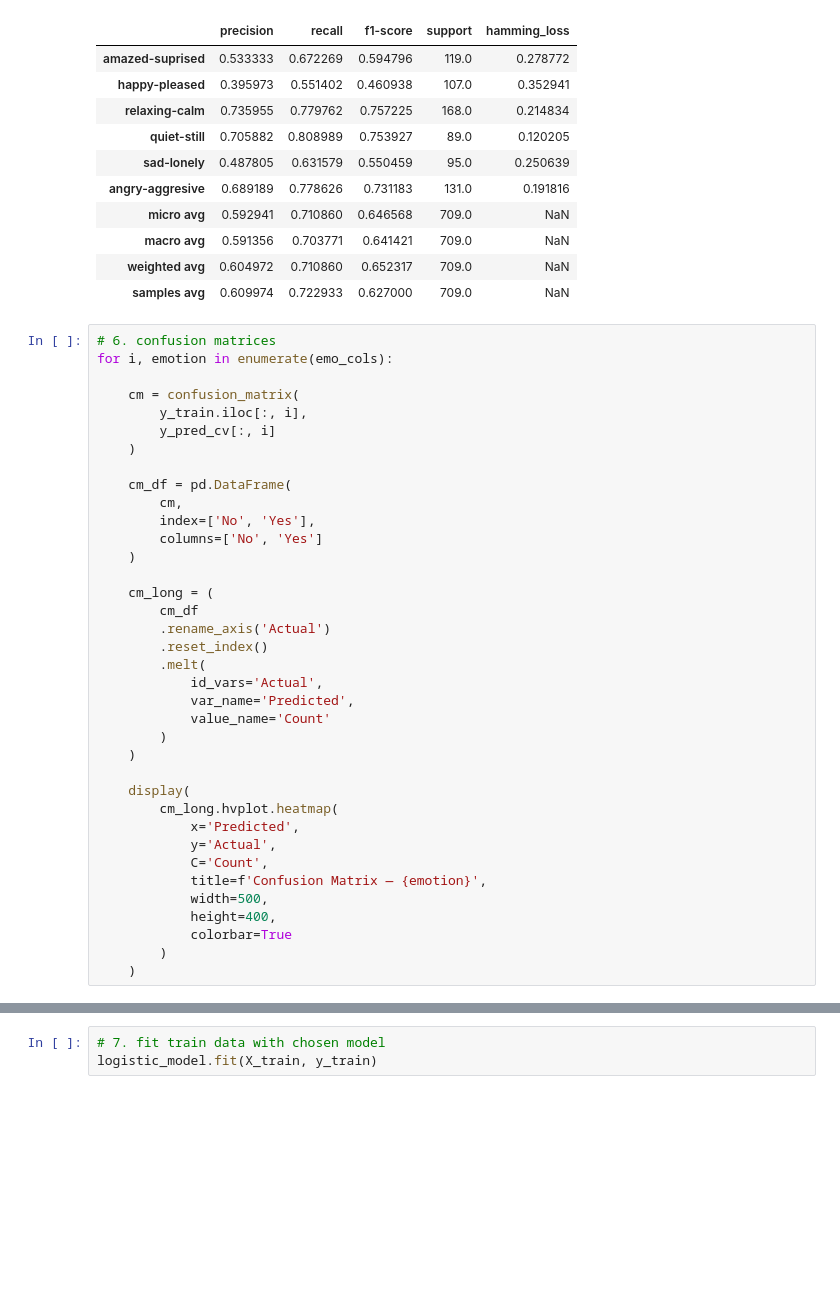
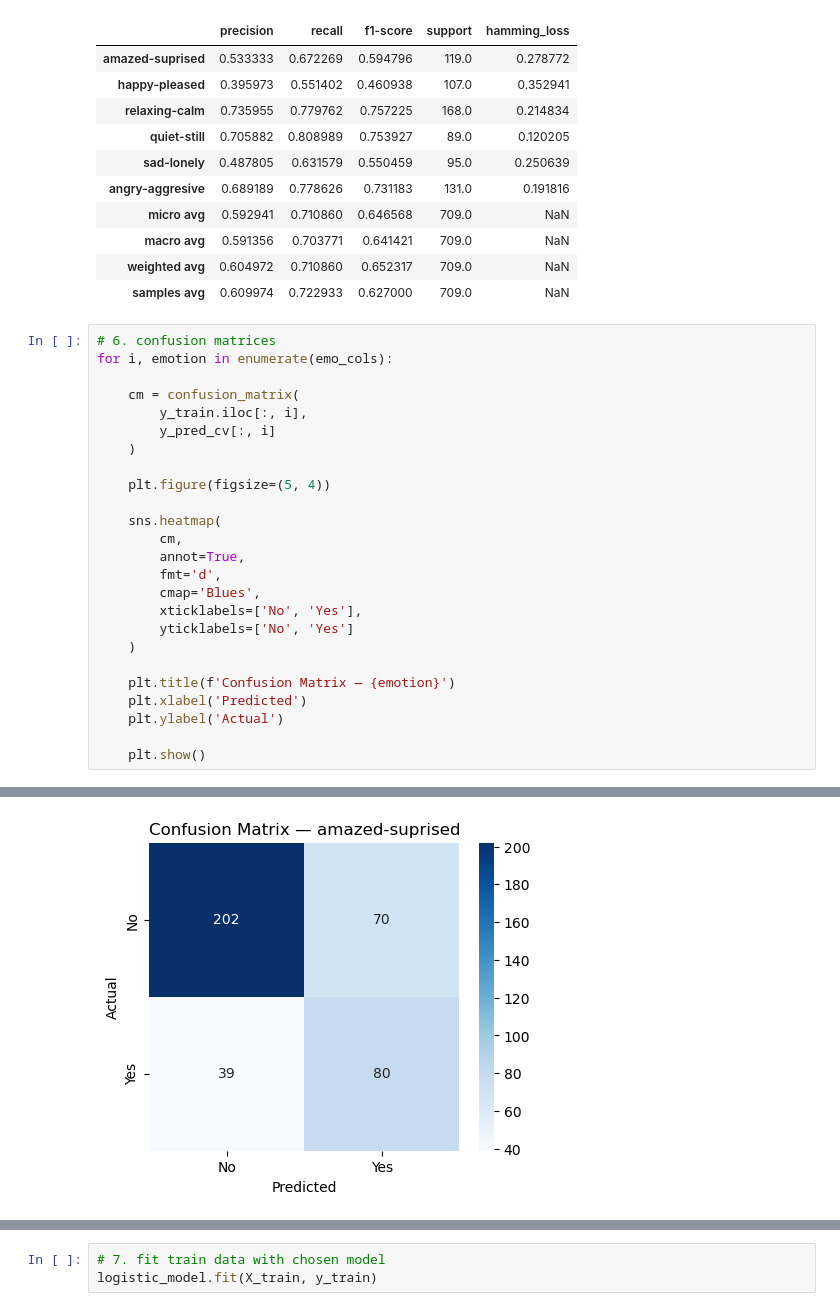
Before and after one commit to bayalams/multilabel-emotion-classification, a Jupyter notebook: 03-1_modeling_logistic-regression.ipynb, the cells around one changed output, grey strips where cells are left out. Saved outputs shown, nothing was run; the diff lists cells and outputs as text; blank space fills up the shorter version.

```diff
--- a/03-1_modeling_logistic-regression.ipynb
+++ b/03-1_modeling_logistic-regression.ipynb
@@ -228,32 +232,20 @@ for i, emotion in enumerate(emo_cols):
         y_pred_cv[:, i]
     )
 
-    cm_df = pd.DataFrame(
+    plt.figure(figsize=(5, 4))
+
+    sns.heatmap(
         cm,
-        index=['No', 'Yes'],
-        columns=['No', 'Yes']
+        annot=True,
+        fmt='d',
+        cmap='Blues',
+        xticklabels=['No', 'Yes'],
+        yticklabels=['No', 'Yes']
     )
 
-    cm_long = (
-        cm_df
-        .rename_axis('Actual')
-        .reset_index()
-        .melt(
-            id_vars='Actual',
-            var_name='Predicted',
-            value_name='Count'
-        )
-    )
+    plt.title(f'Confusion Matrix — {emotion}')
+    plt.xlabel('Predicted')
+    plt.ylabel('Actual')
 
-    display(
-        cm_long.hvplot.heatmap(
-            x='Predicted',
-            y='Actual',
-            C='Count',
-            title=f'Confusion Matrix — {emotion}',
-            width=500,
-            height=400,
-            colorbar=True
-        )
-    )
+    plt.show()
 # %% [output]
@@ -265,0 +252 @@ for i, emotion in enumerate(emo_cols):
+[figure, added]
```
Also changed, not shown: parts of 8 cells of this notebook.
